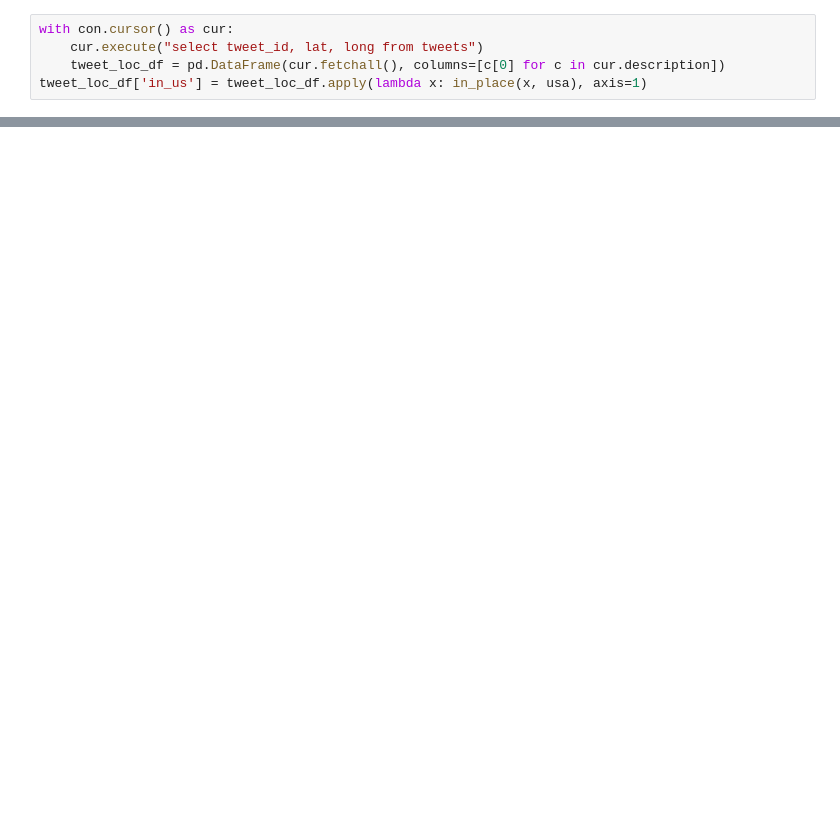
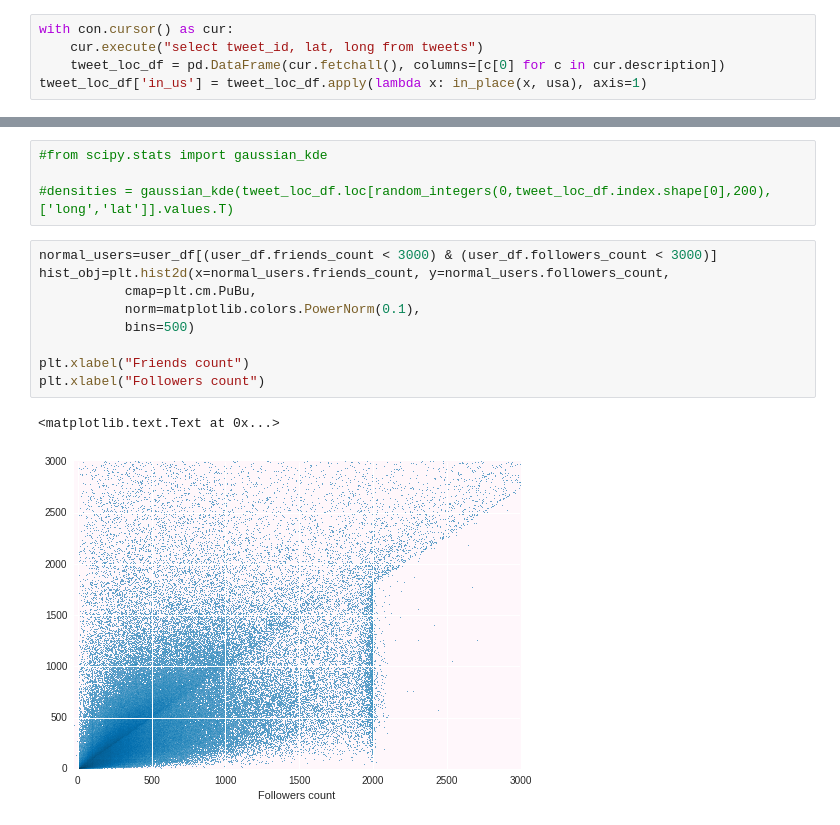
Before and after one commit to pcallier/insight, a Jupyter notebook: notebooks/Figures.ipynb, the cells around one changed output, grey strips where cells are left out. Drawn from its saved outputs; the diff is of its cells as text; blank space fills up the shorter version.

```diff
--- a/notebooks/Figures.ipynb
+++ b/notebooks/Figures.ipynb
@@ -30,0 +75,16 @@ tweet_loc_df['in_us'] = tweet_loc_df.apply(lambda x: in_place(x, usa), axis=1)
+# %%
+#from scipy.stats import gaussian_kde
+
+#densities = gaussian_kde(tweet_loc_df.loc[random_integers(0,tweet_loc_df.index.shape[0],200),['long','lat']].values.T)
+# %%
+normal_users=user_df[(user_df.friends_count < 3000) & (user_df.followers_count < 3000)]
+hist_obj=plt.hist2d(x=normal_users.friends_count, y=normal_users.followers_count,
+           cmap=plt.cm.PuBu,
+           norm=matplotlib.colors.PowerNorm(0.1),
+           bins=500)
+
+plt.xlabel("Friends count")
+plt.xlabel("Followers count")
+# %% [output]
+<matplotlib.text.Text at 0x...>
+[figure, added]
```
Also changed, not shown: parts of 13 cells of this notebook, 34 other files.
